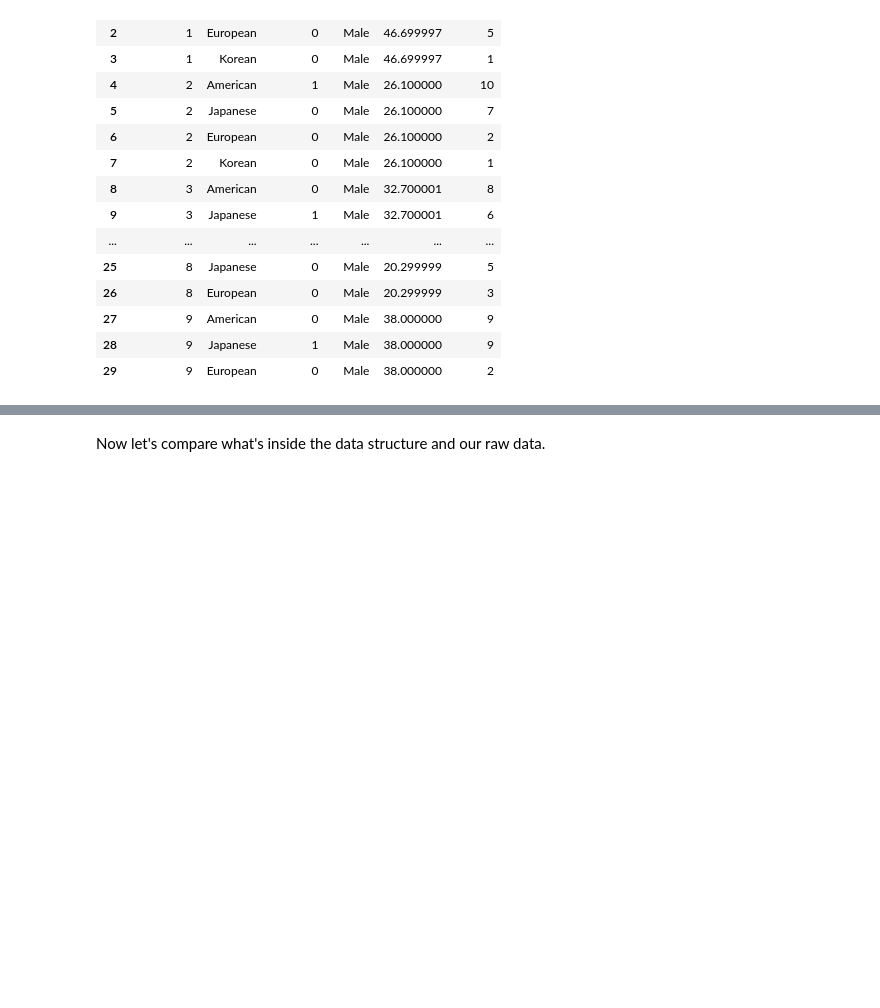
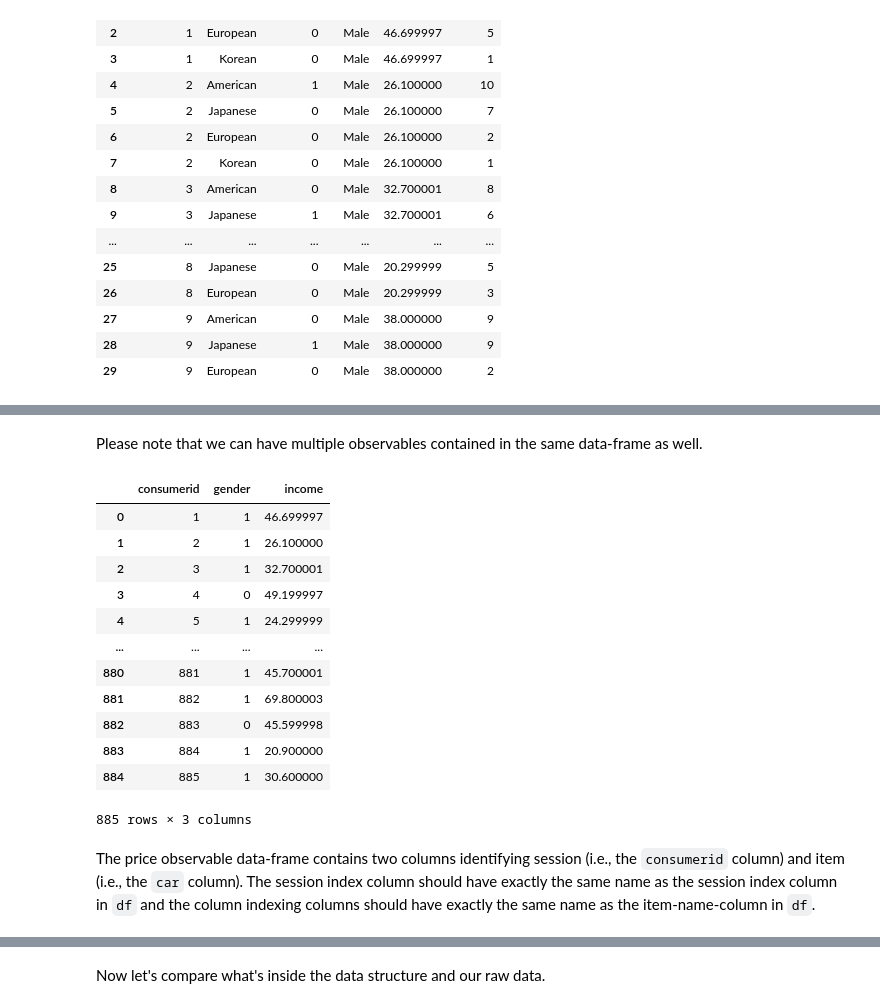
Before and after one commit to gsbDBI/torch-choice, a Jupyter notebook: tutorials/easy_data_management.ipynb, the cells around one changed output, grey strips where cells are left out. Saved outputs shown, nothing was run; the diff lists cells and outputs as text; code cells hidden in the pictures; blank space fills up the shorter version.

Commit message:
update tutorial for easy data management

```diff
--- a/tutorials/easy_data_management.ipynb
+++ b/tutorials/easy_data_management.ipynb
@@ -267,0 +152,3 @@ ChoiceDataset(label=[], item_index=[885], user_index=[885], session_index=[885],
+# %%
+# we change gender to binary 0/1 because pytorch doesn't handle strings.
+df['gender'] = (df['gender'] == 'Male').astype(int)
@@ -267,0 +296,21 @@ ChoiceDataset(label=[], item_index=[885], user_index=[885], session_index=[885],
+# %% [markdown]
+Please note that we can have multiple observables contained in the same data-frame as well.
+# %%
+gender_and_income = df.groupby('consumerid')[['gender', 'income']].first().reset_index()
+gender_and_income
+# %% [output]
+|  | consumerid | gender | income |
+| 0 | 1 | 1 | 46.699997 |
+| 1 | 2 | 1 | 26.100000 |
+| 2 | 3 | 1 | 32.700001 |
+| 3 | 4 | 0 | 49.199997 |
+| 4 | 5 | 1 | 24.299999 |
+| ... | ... | ... | ... |
+| 880 | 881 | 1 | 45.700001 |
+| 881 | 882 | 1 | 69.800003 |
+| 882 | 883 | 0 | 45.599998 |
+| 883 | 884 | 1 | 20.900000 |
+| 884 | 885 | 1 | 30.600000 |
+885 rows × 3 columns
+# %% [markdown]
+The price observable data-frame contains two columns identifying session (i.e., the `consumerid` column) and item (i.e., the `car` column). The session index column should have exactly the same name as the session index column in `df` and the column indexing columns should have exactly the same name as the item-name-column in `df`.
```
Also changed, not shown: parts of 71 cells of this notebook.
